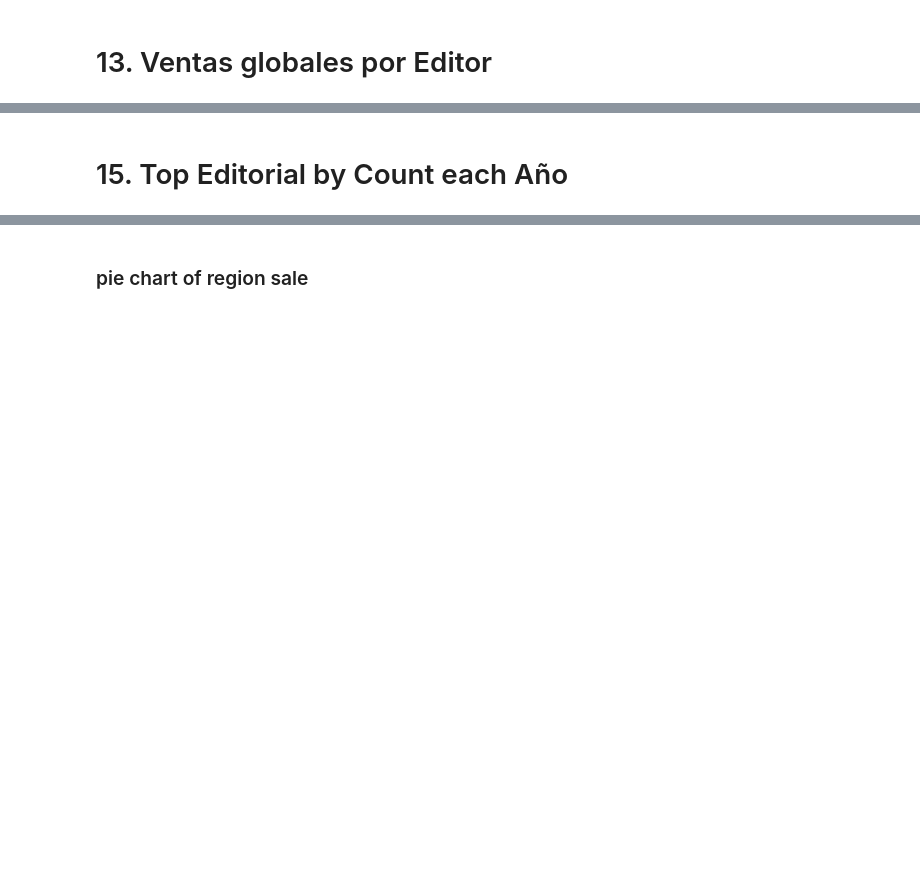
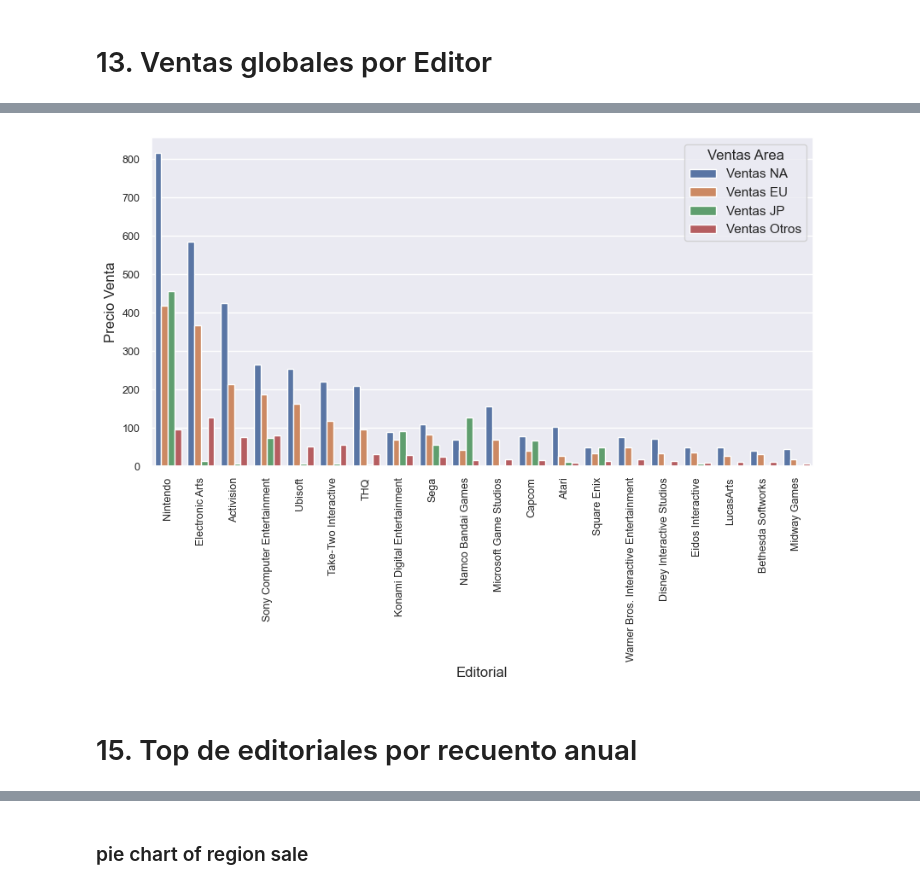
Before and after one commit to juliancollazosg/Analisis_games_sales, a Jupyter notebook: analisis/analisis_data.ipynb, the cells around one changed output, grey strips where cells are left out. Cells and saved outputs as stored; diff of their text form; code cells hidden in the pictures; blank space fills up the shorter version.

```diff
--- a/analisis/analisis_data.ipynb
+++ b/analisis/analisis_data.ipynb
@@ -357,3 +358,3 @@ plt.xticks(rotation=90)
 # %%
-comp_Editorial = data[['Editorial', 'NA_Sales', 'EU_Sales', 'JP_Sales', 'Other_Sales', 'Ventas Global']]
+comp_Editorial = data[['Editorial', 'Ventas NA', 'Ventas EU', 'Ventas JP', 'Ventas Otros', 'Ventas Global']]
 comp_Editorial.head()
@@ -362,5 +370,5 @@ comp_Editorial = comp_Editorial.groupby(by=['Editorial']).sum().reset_index().so
 comp_Editorial = comp_Editorial.head(20)
 # comp_Editorial
 # %%
-comp_Editorial = pd.melt(comp_Editorial, id_vars=['Editorial'], value_vars=['NA_Sales', 'EU_Sales', 'JP_Sales', 'Other_Sales'], var_name='Sale_Area', value_name='Sale_Price')
+comp_Editorial = pd.melt(comp_Editorial, id_vars=['Editorial'], value_vars=['Ventas NA', 'Ventas EU', 'Ventas JP', 'Ventas Otros'], var_name='Ventas Area', value_name='Precio Venta')
 comp_Editorial
@@ -367,11 +389,13 @@ comp_Editorial
 # %%
-plt.figure(figsize=(30, 15))
-sns.barplot(x='Editorial', y='Sale_Price', hue='Sale_Area', data=comp_Editorial)
-plt.xticks(fontsize=14, rotation=90)
-plt.yticks(fontsize=14)
+plt.figure(figsize=(10, 5))
+sns.barplot(x='Editorial', y='Precio Venta', hue='Ventas Area', data=comp_Editorial)
+plt.xticks(fontsize=9, rotation=90)
+plt.yticks(fontsize=9)
 plt.show()
+# %% [output]
+[figure, added]
-# %% [markdown]
-# 15. Top Editorial by Count each Año
+# %% [markdown]
+# 15. Top de editoriales por recuento anual
 # %%
 top_Editorial =  data[['Año', 'Editorial']]
 top_Editorial_df = top_Editorial.groupby(by=['Año', 'Editorial']).size().reset_index(name='Count')
```
Also changed, not shown: parts of 64 cells of this notebook.
